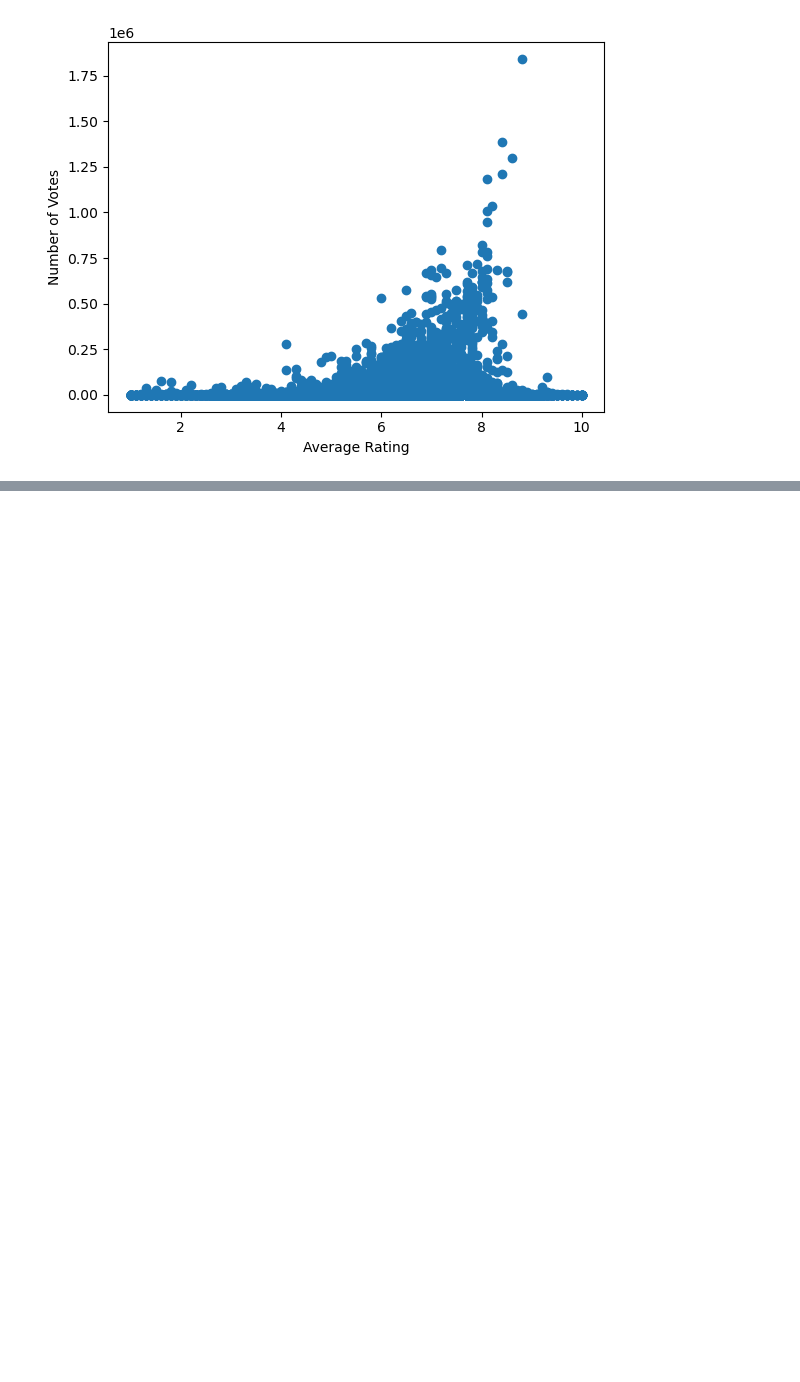
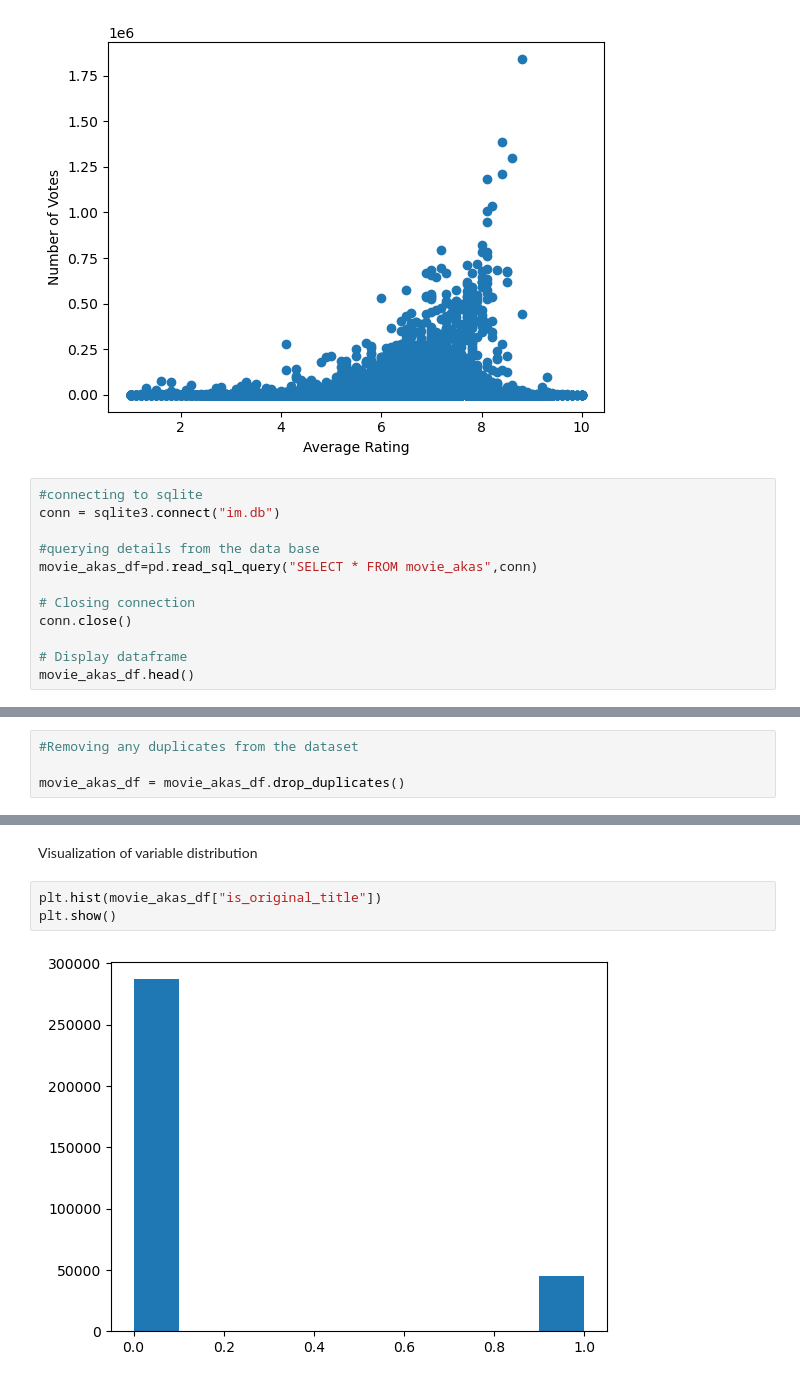
Before and after one commit to Derrick-wekesa/CineInsight-Microsoft-s-Box-Office-Breakthrough, a Jupyter notebook: data/student.ipynb, the cells around one changed output, grey strips where cells are left out. Cells and saved outputs as stored; diff of their text form; blank space fills up the shorter version.

Commit message:
data analysis on movie akas dataset

```diff
--- a/data/student.ipynb
+++ b/data/student.ipynb
@@ -645,3 +645,15 @@ plt.ylabel('Number of Votes')
 plt.show()
 # %% [output]
 [figure]
+# %%
+#connecting to sqlite
+conn = sqlite3.connect("im.db")
+
+#querying details from the data base
+movie_akas_df=pd.read_sql_query("SELECT * FROM movie_akas",conn)
+
+# Closing connection
+conn.close()
+
+# Display dataframe
+movie_akas_df.head()
@@ -647,0 +773,4 @@ plt.show()
+# %%
+#Removing any duplicates from the dataset
+
+movie_akas_df = movie_akas_df.drop_duplicates()
@@ -647,0 +838,7 @@ plt.show()
+# %% [markdown]
+Visualization of variable distribution
+# %%
+plt.hist(movie_akas_df["is_original_title"])
+plt.show()
+# %% [output]
+[figure, added]
```
Also changed, not shown: parts of 26 cells of this notebook.
